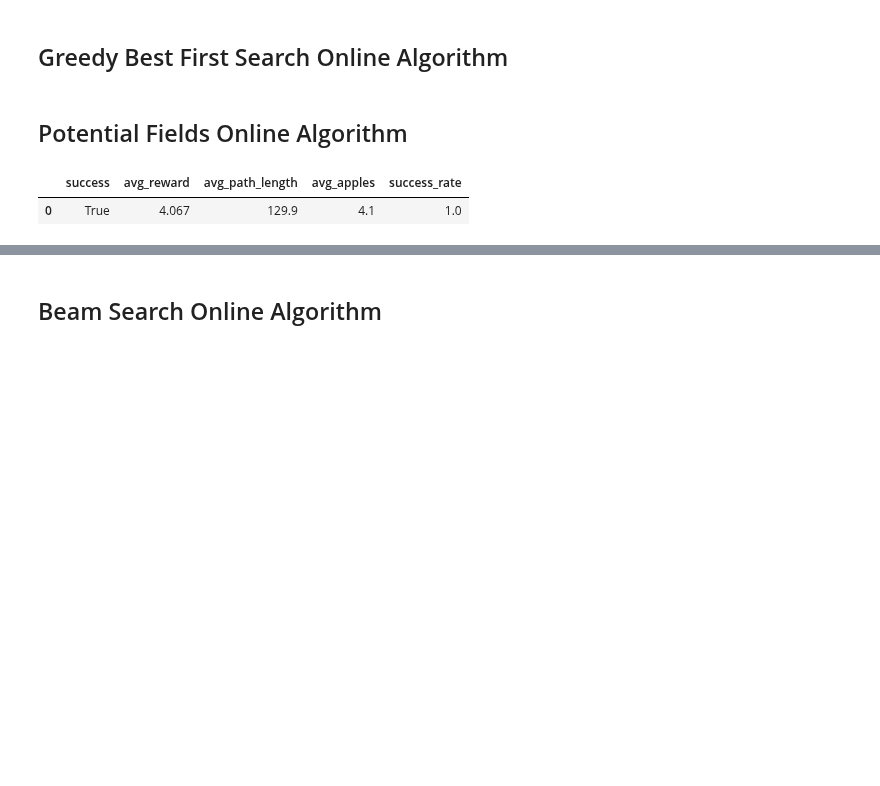
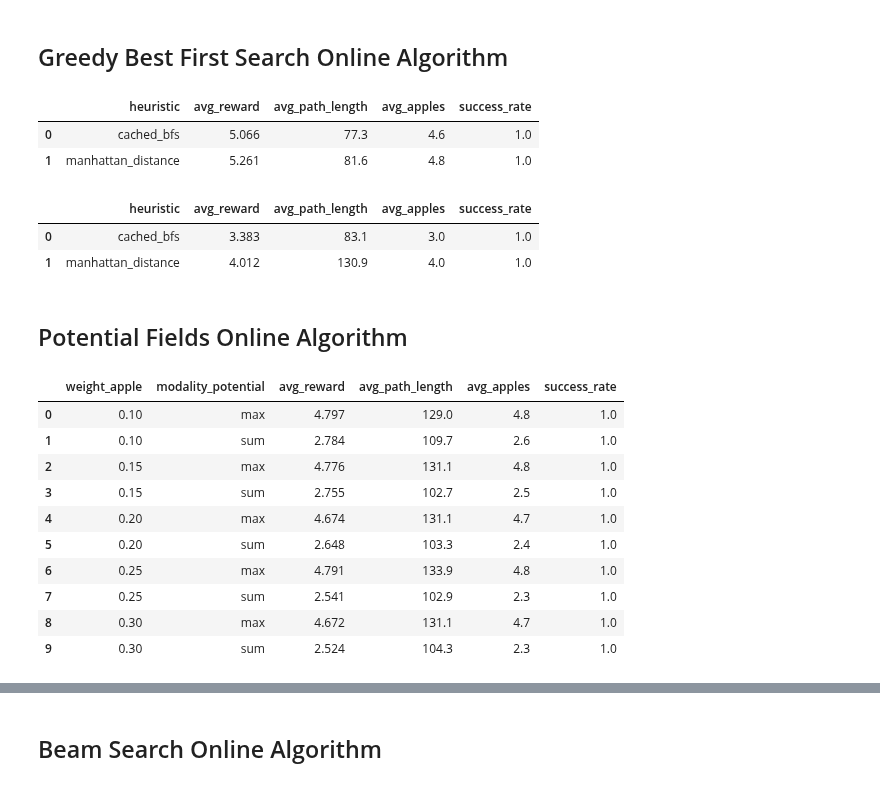
Before and after one commit to Alexthw46/AIF, a Jupyter notebook: Benchmark_Online.ipynb, the cells around one changed output, grey strips where cells are left out. Cells and saved outputs as stored; diff of their text form; code cells hidden in the pictures; blank space fills up the shorter version.

Commit message:
partial rerun of Benchmark_Online.ipynb
Signed-off-by: Alexthw <77152778+Alexthw46@users.noreply.github.com>

```diff
--- a/Benchmark_Online.ipynb
+++ b/Benchmark_Online.ipynb
@@ -225,18 +235,62 @@ mcts_online_complex_avg
+# %%
+# convert the heuristic to a string for better readability
+simple_greedy_df['heuristic'] = simple_greedy_df['heuristic'].apply(lambda x: x.__name__ if callable(x) else str(x))
+
+simple_greedy_df_avg = simple_greedy_df.groupby(['heuristic']).agg(
+    avg_reward=('reward', 'mean'),
+    avg_path_length=('path_length', 'mean'),
+    avg_apples=('apples_eaten', 'mean'),
+    success_rate=('success', 'mean')
+).reset_index()
+simple_greedy_df_avg
+# %% [output]
+|  | heuristic | avg_reward | avg_path_length | avg_apples | success_rate |
+| 0 | cached_bfs | 5.066 | 77.3 | 4.6 | 1.0 |
+| 1 | manhattan_distance | 5.261 | 81.6 | 4.8 | 1.0 |
+# %%
+complex_greedy_df = benchmark_simulation(complex_env_generator, planner_online, seeds, param_grid,
+                                         planner_func=greedy_best_first_search, online=True)
+complex_greedy_df['heuristic'] = complex_greedy_df['heuristic'].apply(lambda x: x.__name__ if callable(x) else str(x))
+complex_greedy_df_avg = complex_greedy_df.groupby(['heuristic']).agg(
+    avg_reward=('reward', 'mean'),
+    avg_path_length=('path_length', 'mean'),
+    avg_apples=('apples_eaten', 'mean'),
+    success_rate=('success', 'mean')
+).reset_index()
+complex_greedy_df_avg
+# %% [output]
+|  | heuristic | avg_reward | avg_path_length | avg_apples | success_rate |
+| 0 | cached_bfs | 3.383 | 83.1 | 3.0 | 1.0 |
+| 1 | manhattan_distance | 4.012 | 130.9 | 4.0 | 1.0 |
 # %% [markdown]
 ## Potential Fields Online Algorithm
 # %%
 from algorithms import potential_field_path
 
-potential_field_df = benchmark_simulation(simple_env_generator, planner_online, seeds, {},
+param_grid = {
+    'weight_apple': np.linspace(.1, .3, 5),
+    'modality_potential': ['max', 'sum']
+}
+
+potential_field_df = benchmark_simulation(simple_env_generator, planner_online, seeds, param_grid,
                                           online=True, planner_func=potential_field_path)
 
-potential_field_online_avg = potential_field_df.groupby(['success']).agg(
+potential_field_online_avg = potential_field_df.groupby(['weight_apple', 'modality_potential']).agg(
     avg_reward=('reward', 'mean'),
     avg_path_length=('path_length', 'mean'),
     avg_apples=('apples_eaten', 'mean'),
     success_rate=('success', 'mean')
 ).reset_index()
 potential_field_online_avg
 # %% [output]
-|  | success | avg_reward | avg_path_length | avg_apples | success_rate |
-| 0 | True | 4.067 | 129.9 | 4.1 | 1.0 |
+|  | weight_apple | modality_potential | avg_reward | avg_path_length | avg_apples | success_rate |
+| 0 | 0.10 | max | 4.797 | 129.0 | 4.8 | 1.0 |
+| 1 | 0.10 | sum | 2.784 | 109.7 | 2.6 | 1.0 |
+| 2 | 0.15 | max | 4.776 | 131.1 | 4.8 | 1.0 |
+| 3 | 0.15 | sum | 2.755 | 102.7 | 2.5 | 1.0 |
+| 4 | 0.20 | max | 4.674 | 131.1 | 4.7 | 1.0 |
+| 5 | 0.20 | sum | 2.648 | 103.3 | 2.4 | 1.0 |
+| 6 | 0.25 | max | 4.791 | 133.9 | 4.8 | 1.0 |
+| 7 | 0.25 | sum | 2.541 | 102.9 | 2.3 | 1.0 |
+| 8 | 0.30 | max | 4.672 | 131.1 | 4.7 | 1.0 |
+| 9 | 0.30 | sum | 2.524 | 104.3 | 2.3 | 1.0 |
```
Also changed, not shown: parts of 7 cells of this notebook.
